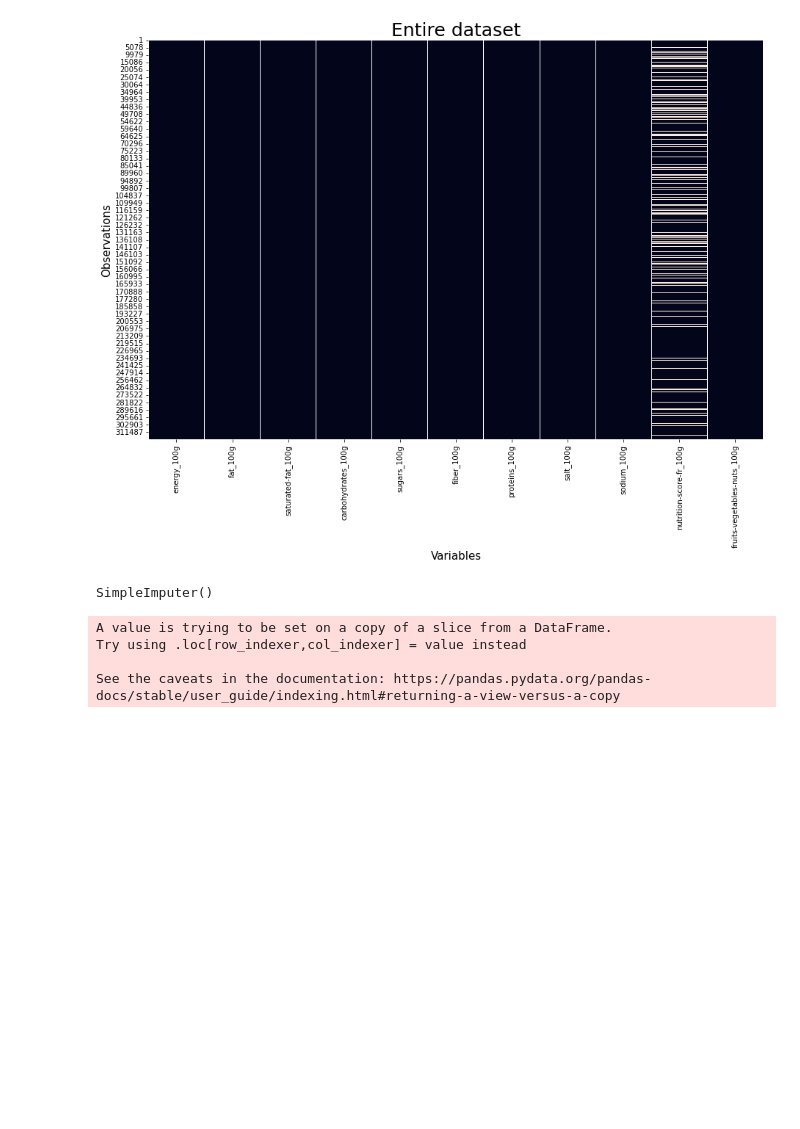
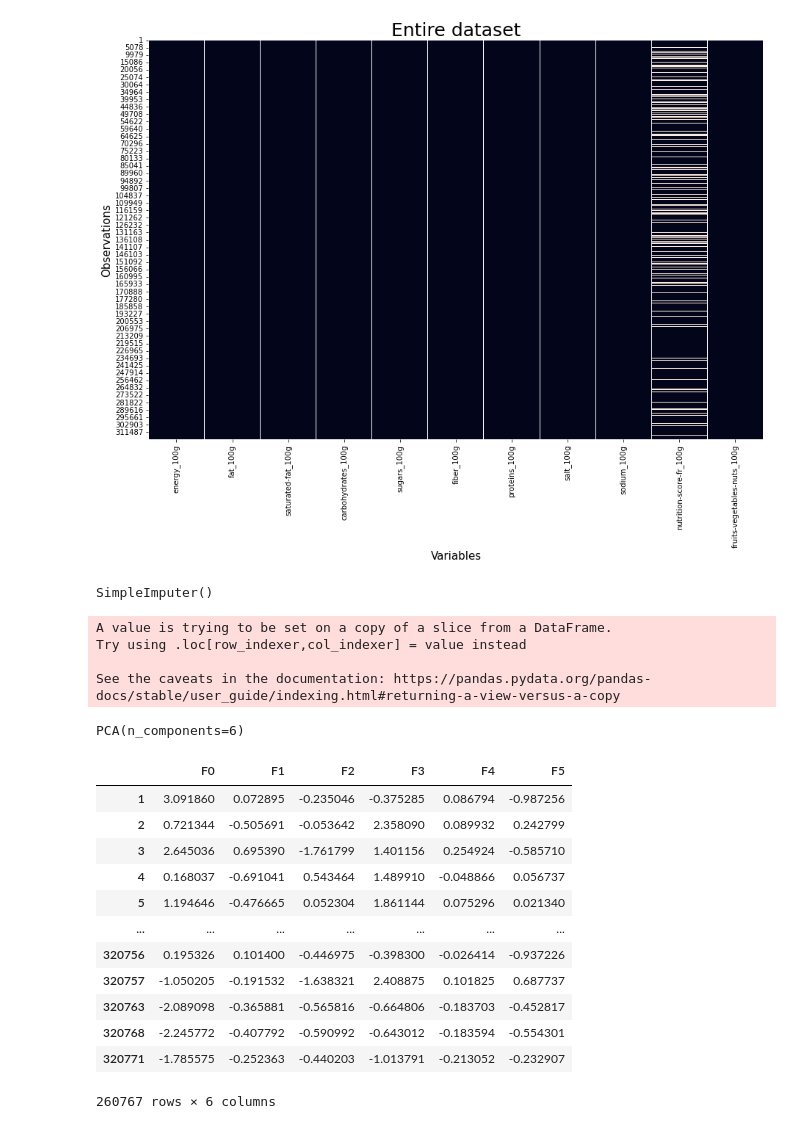
Before and after one commit to mbartcus/OC-projects, a Jupyter notebook: oc_3/P3_01_notebook.ipynb, the cells around one changed output. Cells and saved outputs as stored; diff of their text form; code cells hidden in the pictures; blank space fills up the shorter version.

```diff
--- a/oc_3/P3_01_notebook.ipynb
+++ b/oc_3/P3_01_notebook.ipynb
@@ -820,10 +820,30 @@ X_scaled = std_scale.transform(X)
 # %%
 # choix du nombre de composantes à calculer
 n_comp = 6
 
 # Calcul des composantes principales
 pca = decomposition.PCA(n_components=n_comp)
 pca.fit(X_scaled)
+
+X_projected = pca.fit_transform(X_scaled)
+
+
+pd.DataFrame(X_projected, index = df_pca.index, columns = ['F{0}'.format(i) for i in range(n_comp)])
+# %% [output]
+PCA(n_components=6)
+|  | F0 | F1 | F2 | F3 | F4 | F5 |
+| 1 | 3.091860 | 0.072895 | -0.235046 | -0.375285 | 0.086794 | -0.987256 |
+| 2 | 0.721344 | -0.505691 | -0.053642 | 2.358090 | 0.089932 | 0.242799 |
+| 3 | 2.645036 | 0.695390 | -1.761799 | 1.401156 | 0.254924 | -0.585710 |
+| 4 | 0.168037 | -0.691041 | 0.543464 | 1.489910 | -0.048866 | 0.056737 |
+| 5 | 1.194646 | -0.476665 | 0.052304 | 1.861144 | 0.075296 | 0.021340 |
+| ... | ... | ... | ... | ... | ... | ... |
+| 320756 | 0.195326 | 0.101400 | -0.446975 | -0.398300 | -0.026414 | -0.937226 |
+| 320757 | -1.050205 | -0.191532 | -1.638321 | 2.408875 | 0.101825 | 0.687737 |
+| 320763 | -2.089098 | -0.365881 | -0.565816 | -0.664806 | -0.183703 | -0.452817 |
+| 320768 | -2.245772 | -0.407792 | -0.590992 | -0.643012 | -0.183594 | -0.554301 |
+| 320771 | -1.785575 | -0.252363 | -0.440203 | -1.013791 | -0.213052 | -0.232907 |
+260767 rows × 6 columns
 # %%
 # Eboulis des valeurs propres
 display_scree_plot(pca)
```
Also changed, not shown: parts of 2 cells of this notebook.
